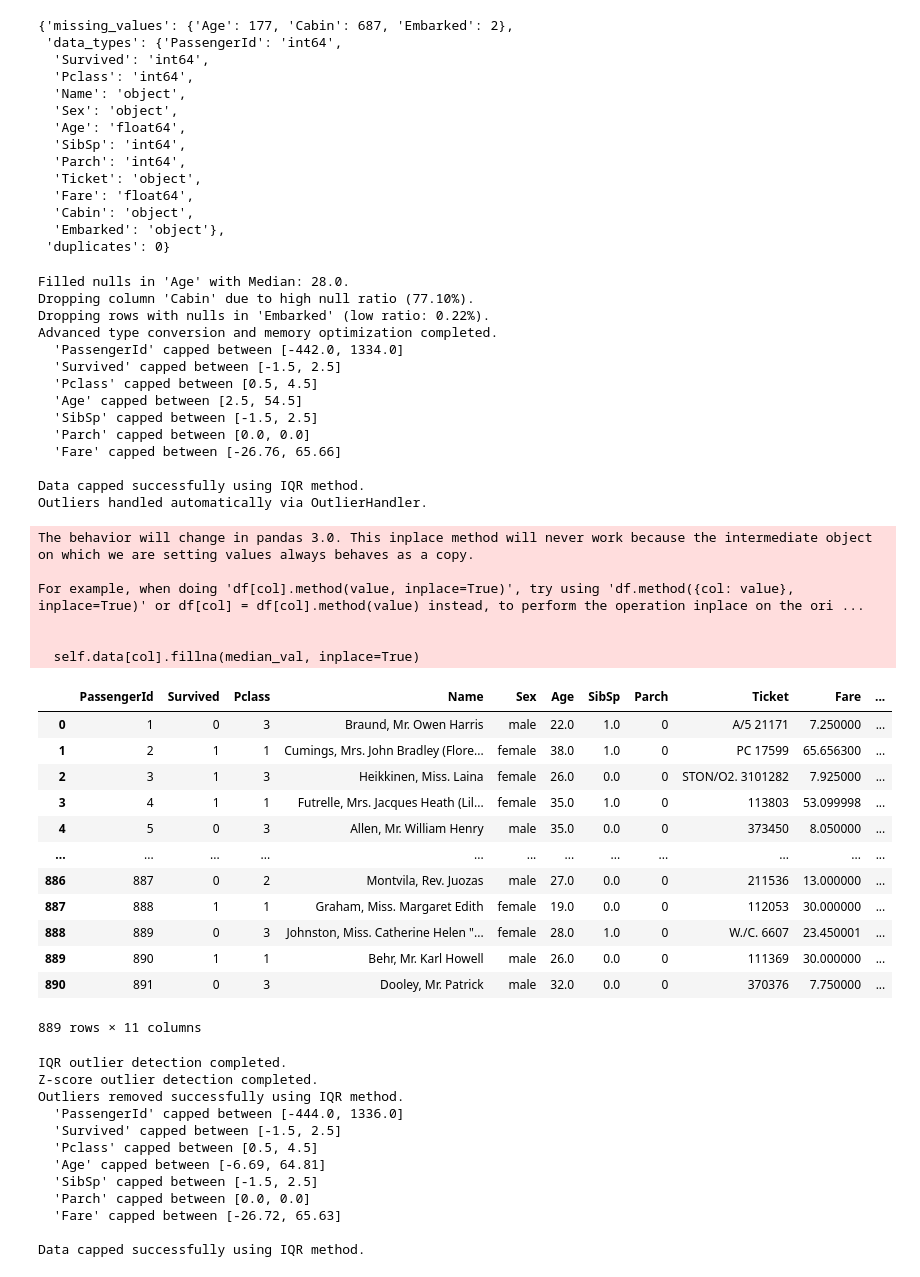
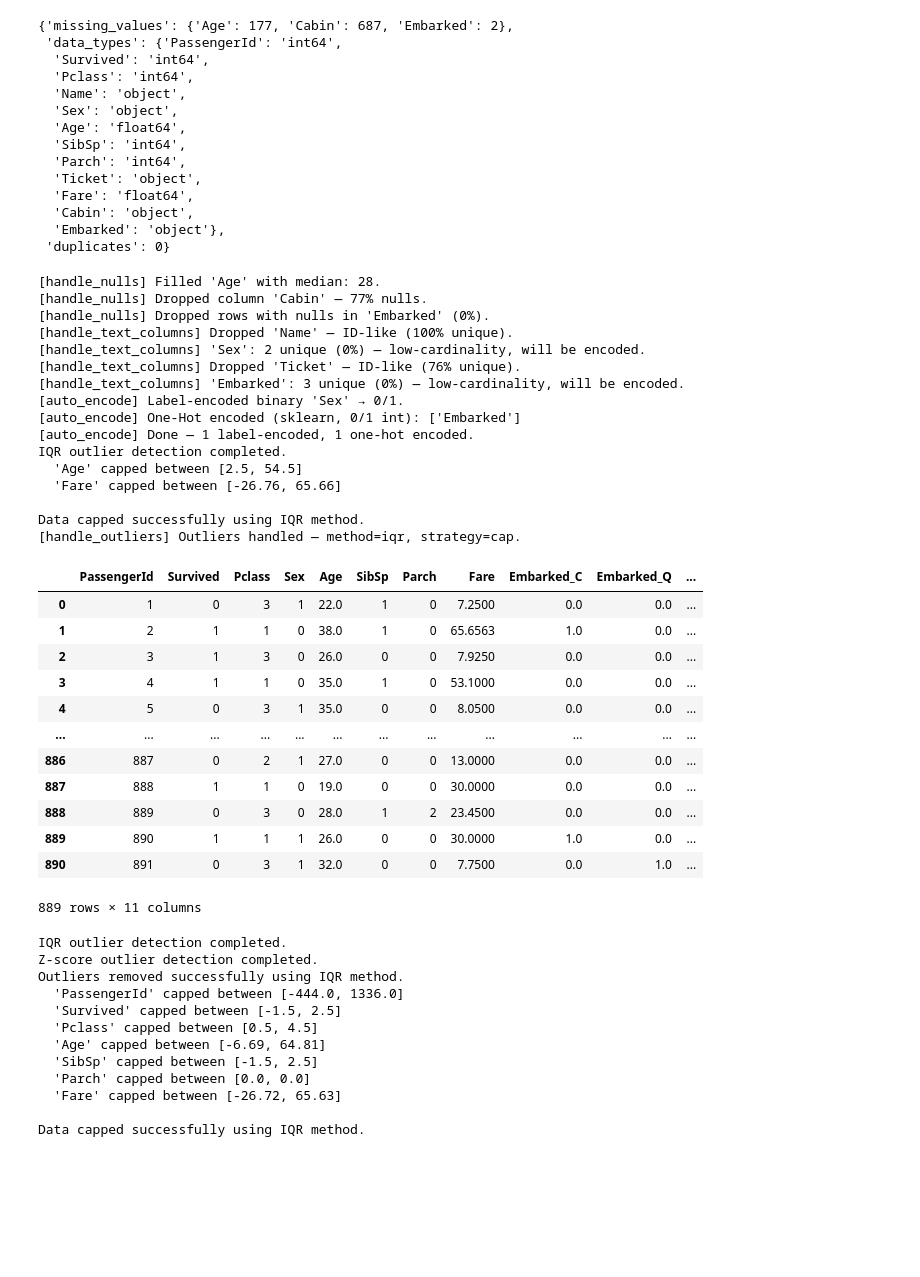
Before and after one commit to MostafaGmalFouda/Graduation-Project-DEPI-Round_4, a Jupyter notebook: Main.ipynb, the cells around one changed output. Saved outputs shown, nothing was run; the diff lists cells and outputs as text; code cells hidden in the pictures; blank space fills up the shorter version.

Commit message:
update in preprocessing (outlier handler)

```diff
--- a/Main.ipynb
+++ b/Main.ipynb
@@ -59,45 +95,45 @@ No duplicate rows found.
 # %%
 # check Datapreprocessor
 preprocessor = DataPreprocessor(data)
 preprocessor.handle_nulls()
-preprocessor.convert_types()
+
 preprocessor.remove_duplicates()
+preprocessor.handle_text_columns()
+preprocessor.auto_encode()
+#preprocessor.encode_categoricals(method="onehot")
+#preprocessor.convert_types()
 preprocessor.handle_outliers()
 preprocessor.get_clean_data()
 # %% [output]
-Filled nulls in 'Age' with Median: 28.0.
-Dropping column 'Cabin' due to high null ratio (77.10%).
-Dropping rows with nulls in 'Embarked' (low ratio: 0.22%).
-Advanced type conversion and memory optimization completed.
-  'PassengerId' capped between [-442.0, 1334.0]
-  'Survived' capped between [-1.5, 2.5]
-  'Pclass' capped between [0.5, 4.5]
+[handle_nulls] Filled 'Age' with median: 28.
+[handle_nulls] Dropped column 'Cabin' — 77% nulls.
+[handle_nulls] Dropped rows with nulls in 'Embarked' (0%).
+[handle_text_columns] Dropped 'Name' — ID-like (100% unique).
+[handle_text_columns] 'Sex': 2 unique (0%) — low-cardinality, will be encoded.
+[handle_text_columns] Dropped 'Ticket' — ID-like (76% unique).
+[handle_text_columns] 'Embarked': 3 unique (0%) — low-cardinality, will be encoded.
+[auto_encode] Label-encoded binary 'Sex' → 0/1.
+[auto_encode] One-Hot encoded (sklearn, 0/1 int): ['Embarked']
+[auto_encode] Done — 1 label-encoded, 1 one-hot encoded.
+IQR outlier detection completed.
   'Age' capped between [2.5, 54.5]
-  'SibSp' capped between [-1.5, 2.5]
-  'Parch' capped between [0.0, 0.0]
   'Fare' capped between [-26.76, 65.66]
 
 Data capped successfully using IQR method.
-Outliers handled automatically via OutlierHandler.
+[handle_outliers] Outliers handled — method=iqr, strategy=cap.
+|  | PassengerId | Survived | Pclass | Sex | Age | SibSp | Parch | Fare | Embarked_C | Embarked_Q | ... |
+| 0 | 1 | 0 | 3 | 1 | 22.0 | 1 | 0 | 7.2500 | 0.0 | 0.0 | ... |
+| 1 | 2 | 1 | 1 | 0 | 38.0 | 1 | 0 | 65.6563 | 1.0 | 0.0 | ... |
+| 2 | 3 | 1 | 3 | 0 | 26.0 | 0 | 0 | 7.9250 | 0.0 | 0.0 | ... |
+| 3 | 4 | 1 | 1 | 0 | 35.0 | 1 | 0 | 53.1000 | 0.0 | 0.0 | ... |
+| 4 | 5 | 0 | 3 | 1 | 35.0 | 0 | 0 | 8.0500 | 0.0 | 0.0 | ... |
+| ... | ... | ... | ... | ... | ... | ... | ... | ... | ... | ... | ... |
+| 886 | 887 | 0 | 2 | 1 | 27.0 | 0 | 0 | 13.0000 | 0.0 | 0.0 | ... |
+| 887 | 888 | 1 | 1 | 0 | 19.0 | 0 | 0 | 30.0000 | 0.0 | 0.0 | ... |
+| 888 | 889 | 0 | 3 | 0 | 28.0 | 1 | 2 | 23.4500 | 0.0 | 0.0 | ... |
+| 889 | 890 | 1 | 1 | 1 | 26.0 | 0 | 0 | 30.0000 | 1.0 | 0.0 | ... |
+| 890 | 891 | 0 | 3 | 1 | 32.0 | 0 | 0 | 7.7500 | 0.0 | 1.0 | ... |
-The behavior will change in pandas 3.0. This inplace method will never work because the intermediate object on which we are setting values always behaves as a copy.
-
-For example, when doing 'df[col].method(value, inplace=True)', try using 'df.method({col: value}, inplace=True)' or df[col] = df[col].method(value) instead, to perform the operation inplace on the ori ...
-
-
-  self.data[col].fillna(median_val, inplace=True)
+889 rows × 11 columns
-|  | PassengerId | Survived | Pclass | Name | Sex | Age | SibSp | Parch | Ticket | Fare | ... |
-| 0 | 1 | 0 | 3 | Braund, Mr. Owen Harris | male | 22.0 | 1.0 | 0 | A/5 21171 | 7.250000 | ... |
-| 1 | 2 | 1 | 1 | Cumings, Mrs. John Bradley (Flore... | female | 38.0 | 1.0 | 0 | PC 17599 | 65.656300 | ... |
-| 2 | 3 | 1 | 3 | Heikkinen, Miss. Laina | female | 26.0 | 0.0 | 0 | STON/O2. 3101282 | 7.925000 | ... |
-| 3 | 4 | 1 | 1 | Futrelle, Mrs. Jacques Heath (Lil... | female | 35.0 | 1.0 | 0 | 113803 | 53.099998 | ... |
-| 4 | 5 | 0 | 3 | Allen, Mr. William Henry | male | 35.0 | 0.0 | 0 | 373450 | 8.050000 | ... |
-| ... | ... | ... | ... | ... | ... | ... | ... | ... | ... | ... | ... |
-| 886 | 887 | 0 | 2 | Montvila, Rev. Juozas | male | 27.0 | 0.0 | 0 | 211536 | 13.000000 | ... |
-| 887 | 888 | 1 | 1 | Graham, Miss. Margaret Edith | female | 19.0 | 0.0 | 0 | 112053 | 30.000000 | ... |
-| 888 | 889 | 0 | 3 | Johnston, Miss. Catherine Helen "... | female | 28.0 | 1.0 | 0 | W./C. 6607 | 23.450001 | ... |
-| 889 | 890 | 1 | 1 | Behr, Mr. Karl Howell | male | 26.0 | 0.0 | 0 | 111369 | 30.000000 | ... |
-| 890 | 891 | 0 | 3 | Dooley, Mr. Patrick | male | 32.0 | 0.0 | 0 | 370376 | 7.750000 | ... |
-889 rows × 11 columns
 # %%
 # check OutlierHandler
 outlier_handler = OutlierHandler(data)
```
Also changed, not shown: parts of 3 cells of this notebook, 3 other files.
